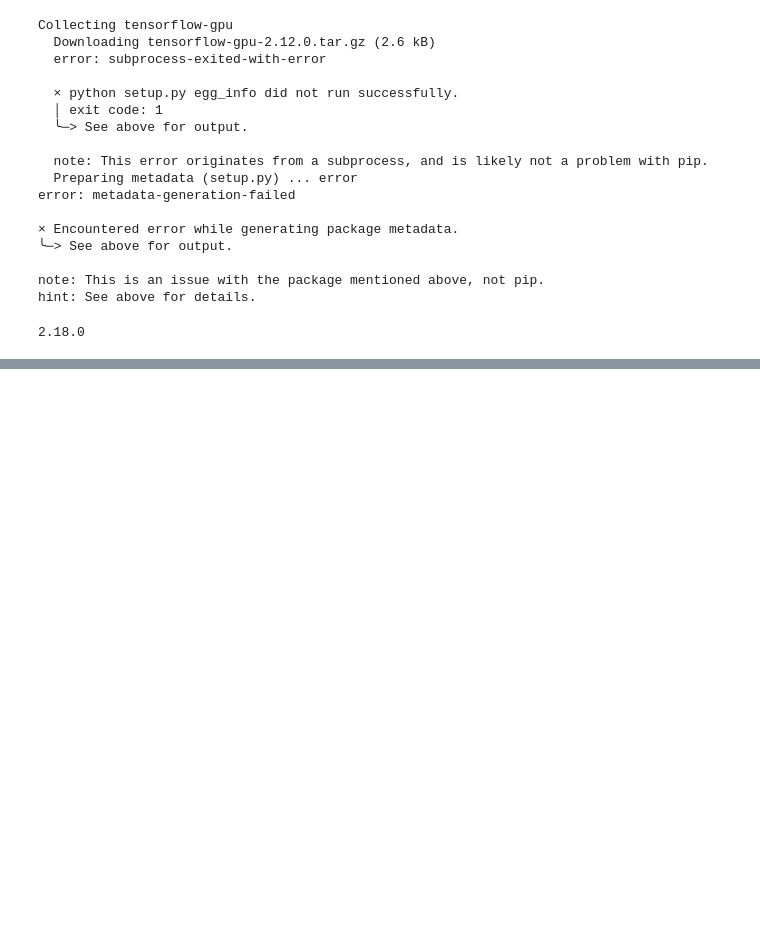
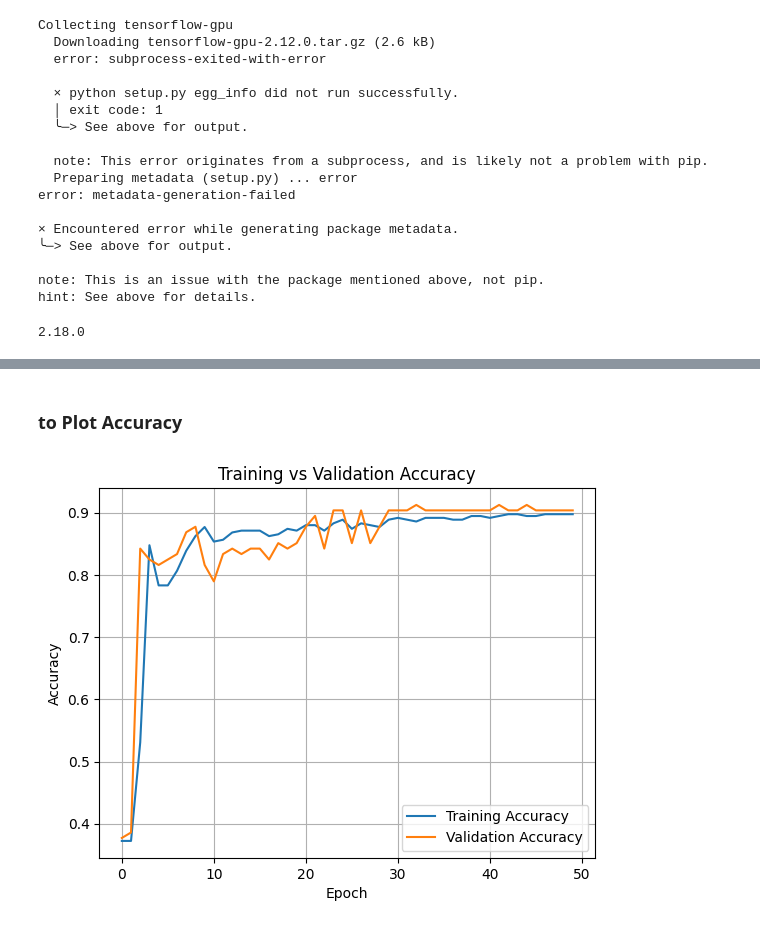
Before and after one commit to nayiarmiharbi/ColabG, a Jupyter notebook: TensorFlow_Begin.ipynb, the cells around one changed output, grey strips where cells are left out. Saved outputs shown, nothing was run; the diff lists cells and outputs as text; code cells hidden in the pictures; blank space fills up the shorter version.

```diff
--- a/TensorFlow_Begin.ipynb
+++ b/TensorFlow_Begin.ipynb
@@ -27,0 +96,6 @@ print(tf.__version__)
+# %%
+# To Ensure labels y_train, y_val, and y_test are in numeric form — for binary classification (0 and 1):
+
+y_train = (y_train == 'M').astype(int)
+y_val = (y_val == 'M').astype(int)
+y_test = (y_test == 'M').astype(int)
@@ -27,0 +108,14 @@ print(tf.__version__)
+# %%
+from keras.models import Sequential
+from keras.layers import Dense
+
+classifier = Sequential() # ANN
+
+classifier.add(Dense(units=16, activation='relu', input_dim=30))
+classifier.add(Dense(units=8, activation='relu'))
+classifier.add(Dense(units=6, activation='relu'))
+classifier.add(Dense(units=1, activation='sigmoid'))
+
+# After Definition of the NN specify the Optimizer and the loss function
+# classifier.compile(optimizer='rmsprop', loss='binary_crossentropy')
+classifier.compile(optimizer='adam', loss='binary_crossentropy', metrics=['accuracy']) # to plot accuracy
@@ -27,0 +128,7 @@ print(tf.__version__)
+# %%
+history = classifier.fit(
+    X_train, y_train,
+    epochs=50,
+    batch_size=32,
+    validation_data=(X_val, y_val)
+)
@@ -27,0 +186,16 @@ print(tf.__version__)
+# %% [markdown]
+### to Plot Accuracy
+# %%
+import matplotlib.pyplot as plt
+
+# Plot accuracy
+plt.plot(history.history['accuracy'], label='Training Accuracy')
+plt.plot(history.history['val_accuracy'], label='Validation Accuracy')
+plt.xlabel('Epoch')
+plt.ylabel('Accuracy')
+plt.title('Training vs Validation Accuracy')
+plt.legend()
+plt.grid(True)
+plt.show()
+# %% [output]
+[figure, added]
```
Also changed, not shown: parts of 14 cells of this notebook.
